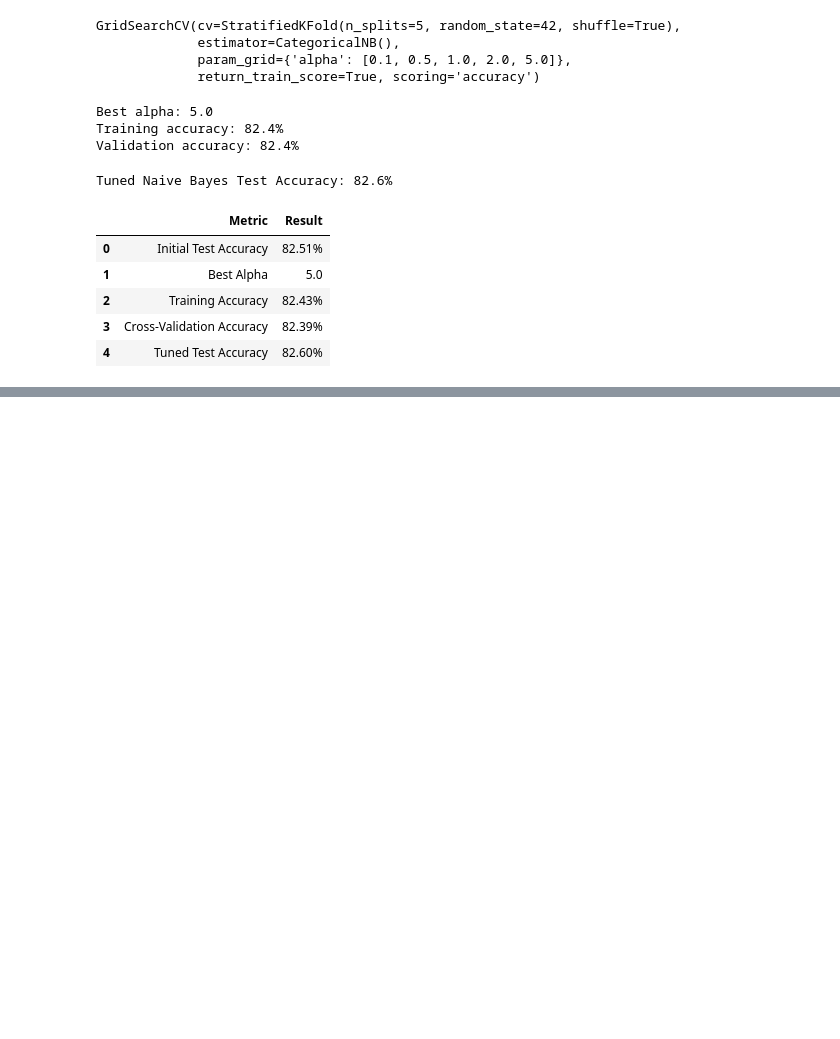
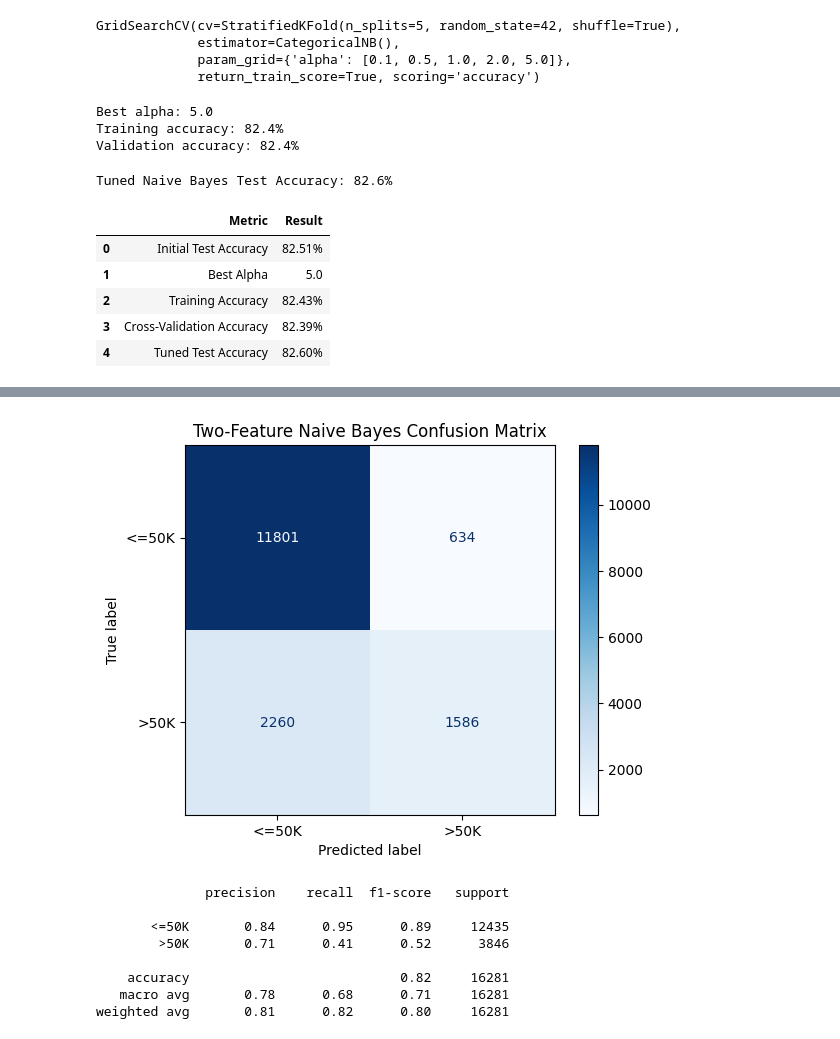
Before and after one commit to millieorellana/ECS171GroupProject, a Jupyter notebook: naiveBayes.ipynb, the cells around one changed output, grey strips where cells are left out. Drawn from its saved outputs; the diff is of its cells as text; code cells hidden in the pictures; blank space fills up the shorter version.

```diff
--- a/naiveBayes.ipynb
+++ b/naiveBayes.ipynb
@@ -170,0 +481,35 @@ display(results)
+# %%
+#train two-feature model without label noise
+model = CategoricalNB(alpha=grid.best_params_["alpha"])
+model.fit(xTrainTwo, yTrain)
+
+#predict on clean test data
+yPred = model.predict(xTestTwo)
+
+#display confusion matrix
+cm = confusion_matrix(yTest, yPred)
+
+ConfusionMatrixDisplay(
+    confusion_matrix=cm,
+    display_labels=["<=50K", ">50K"]
+).plot(cmap="Blues")
+
+plt.title("Two-Feature Naive Bayes Confusion Matrix")
+plt.show()
+
+#classification report for two-feature model
+print(classification_report(
+    yTest,
+    yPred,
+    target_names=["<=50K", ">50K"]
+))
+# %% [output]
+[figure, added]
+              precision    recall  f1-score   support
+
+       <=50K       0.84      0.95      0.89     12435
+        >50K       0.71      0.41      0.52      3846
+
+    accuracy                           0.82     16281
+   macro avg       0.78      0.68      0.71     16281
+weighted avg       0.81      0.82      0.80     16281
```
Also changed, not shown: parts of 16 cells of this notebook.
